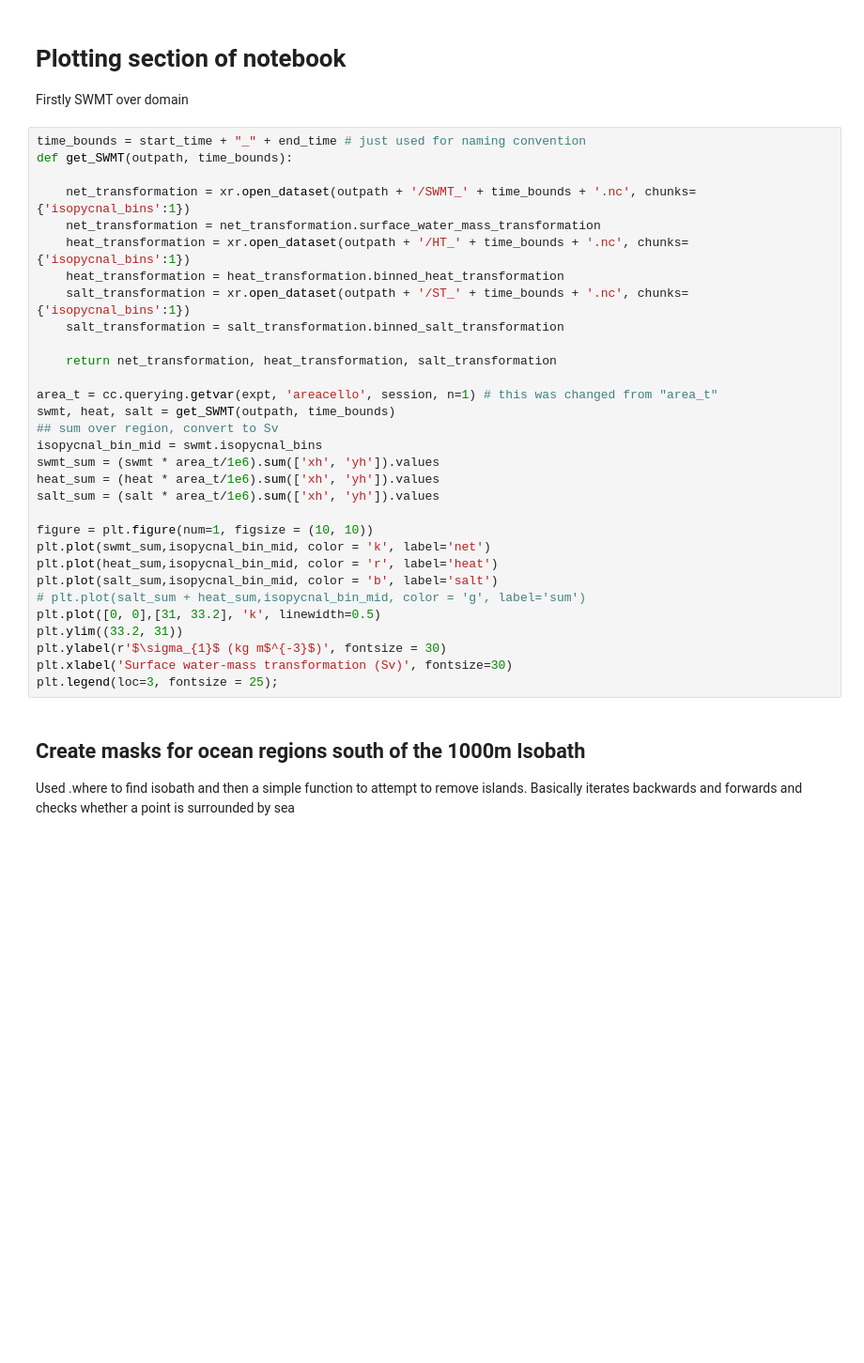
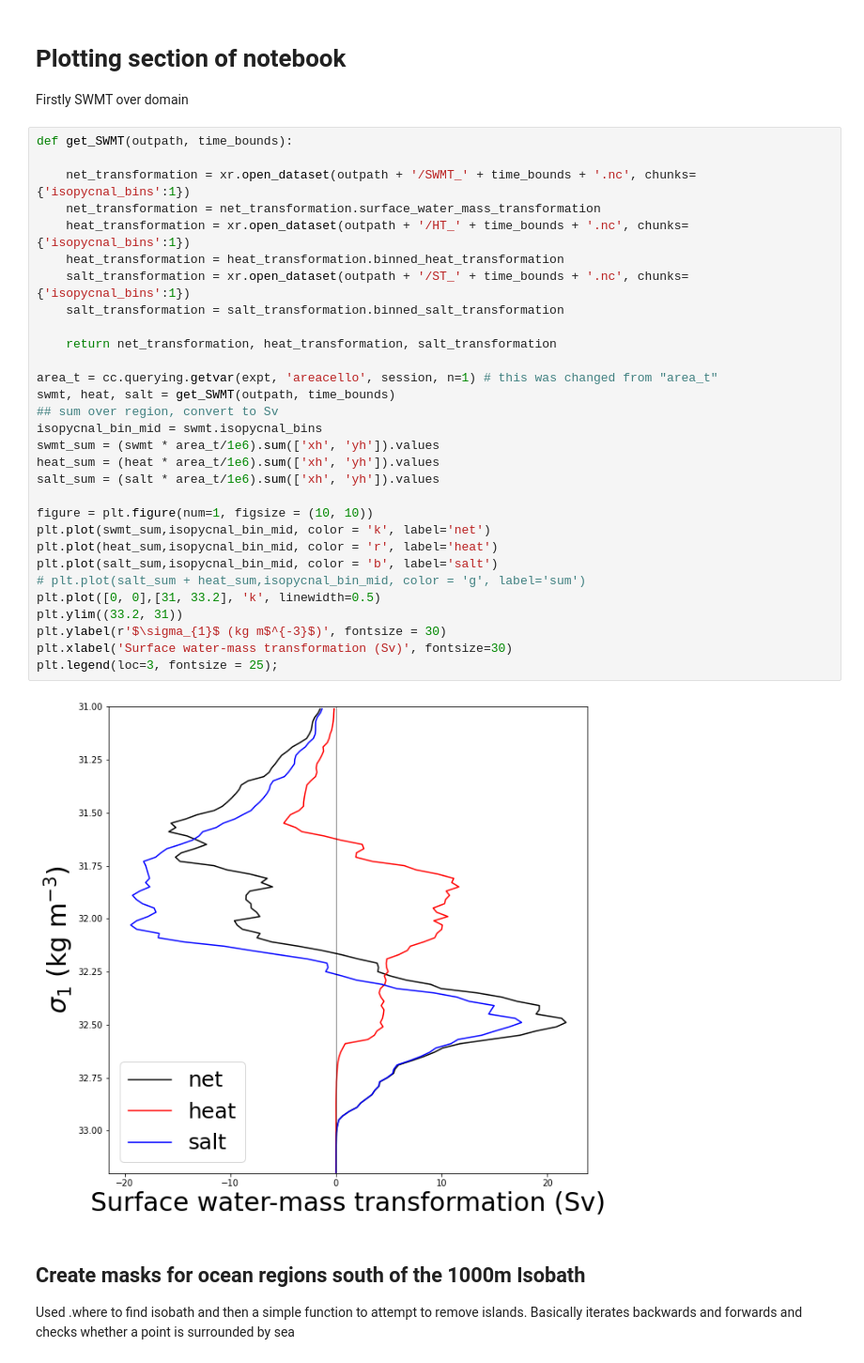
Before and after one commit to COSIMA/mom6-diagnostics, a Jupyter notebook: SWMT.ipynb, the cells around one changed output. Shown: that part at 94% size. Saved outputs shown, nothing was run; the diff lists cells and outputs as text; blank space fills up the shorter version.

```diff
--- a/SWMT.ipynb
+++ b/SWMT.ipynb
@@ -210,36 +191,37 @@ heat_transformation binning done
 
 Firstly SWMT over domain
 # %%
-time_bounds = start_time + "_" + end_time # just used for naming convention
 def get_SWMT(outpath, time_bounds):
 
     net_transformation = xr.open_dataset(outpath + '/SWMT_' + time_bounds + '.nc', chunks={'isopycnal_bins':1})
     net_transformation = net_transformation.surface_water_mass_transformation
     heat_transformation = xr.open_dataset(outpath + '/HT_' + time_bounds + '.nc', chunks={'isopycnal_bins':1})
     heat_transformation = heat_transformation.binned_heat_transformation
     salt_transformation = xr.open_dataset(outpath + '/ST_' + time_bounds + '.nc', chunks={'isopycnal_bins':1})
     salt_transformation = salt_transformation.binned_salt_transformation
 
     return net_transformation, heat_transformation, salt_transformation
 
 area_t = cc.querying.getvar(expt, 'areacello', session, n=1) # this was changed from "area_t"
 swmt, heat, salt = get_SWMT(outpath, time_bounds)
 ## sum over region, convert to Sv
 isopycnal_bin_mid = swmt.isopycnal_bins
 swmt_sum = (swmt * area_t/1e6).sum(['xh', 'yh']).values
 heat_sum = (heat * area_t/1e6).sum(['xh', 'yh']).values
 salt_sum = (salt * area_t/1e6).sum(['xh', 'yh']).values
 
 figure = plt.figure(num=1, figsize = (10, 10))
 plt.plot(swmt_sum,isopycnal_bin_mid, color = 'k', label='net')
 plt.plot(heat_sum,isopycnal_bin_mid, color = 'r', label='heat')
 plt.plot(salt_sum,isopycnal_bin_mid, color = 'b', label='salt')
 # plt.plot(salt_sum + heat_sum,isopycnal_bin_mid, color = 'g', label='sum')
 plt.plot([0, 0],[31, 33.2], 'k', linewidth=0.5)
 plt.ylim((33.2, 31))
 plt.ylabel(r'$\sigma_{1}$ (kg m$^{-3}$)', fontsize = 30)
 plt.xlabel('Surface water-mass transformation (Sv)', fontsize=30)
 plt.legend(loc=3, fontsize = 25);
+# %% [output]
+[figure, added]
 # %% [markdown]
 ## Create masks for ocean regions south of the 1000m Isobath
 Used .where to find isobath and then a simple function to attempt to remove islands. Basically iterates backwards and forwards and checks whether a point is surrounded by sea
```
Also changed, not shown: parts of 11 cells of this notebook.
